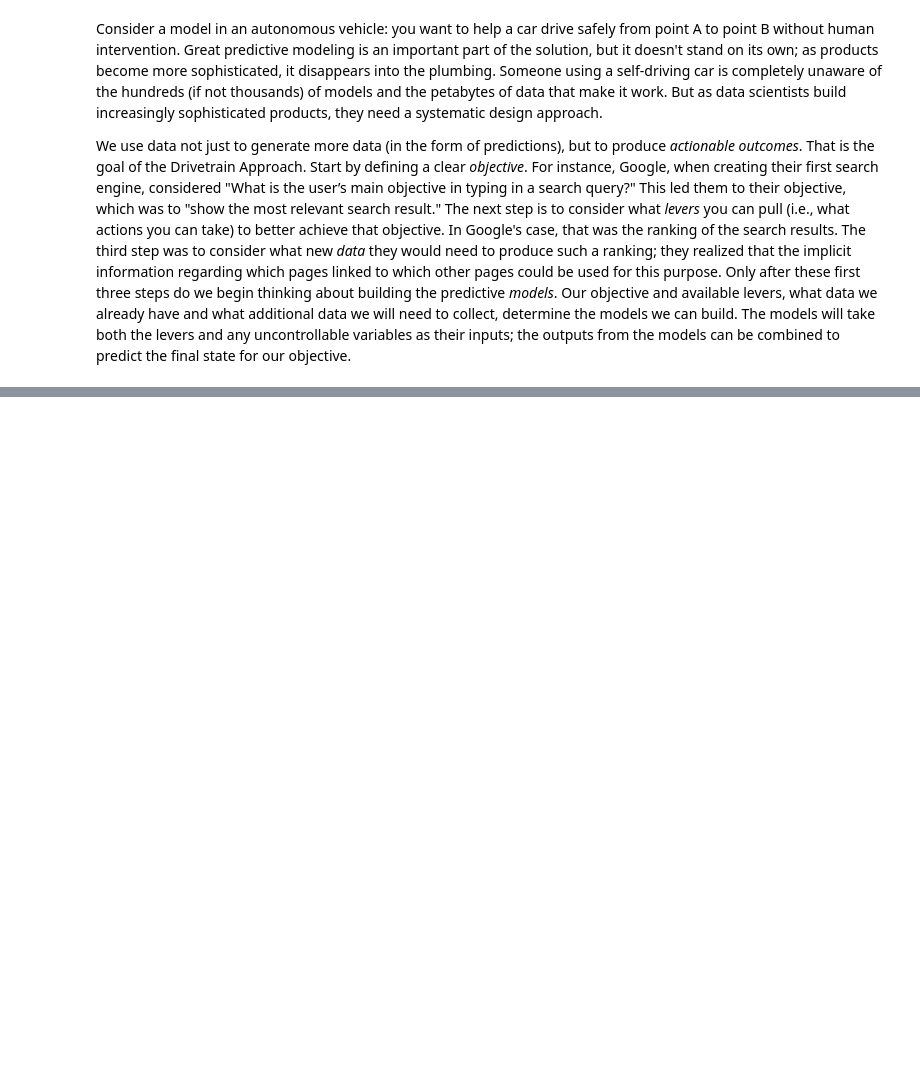
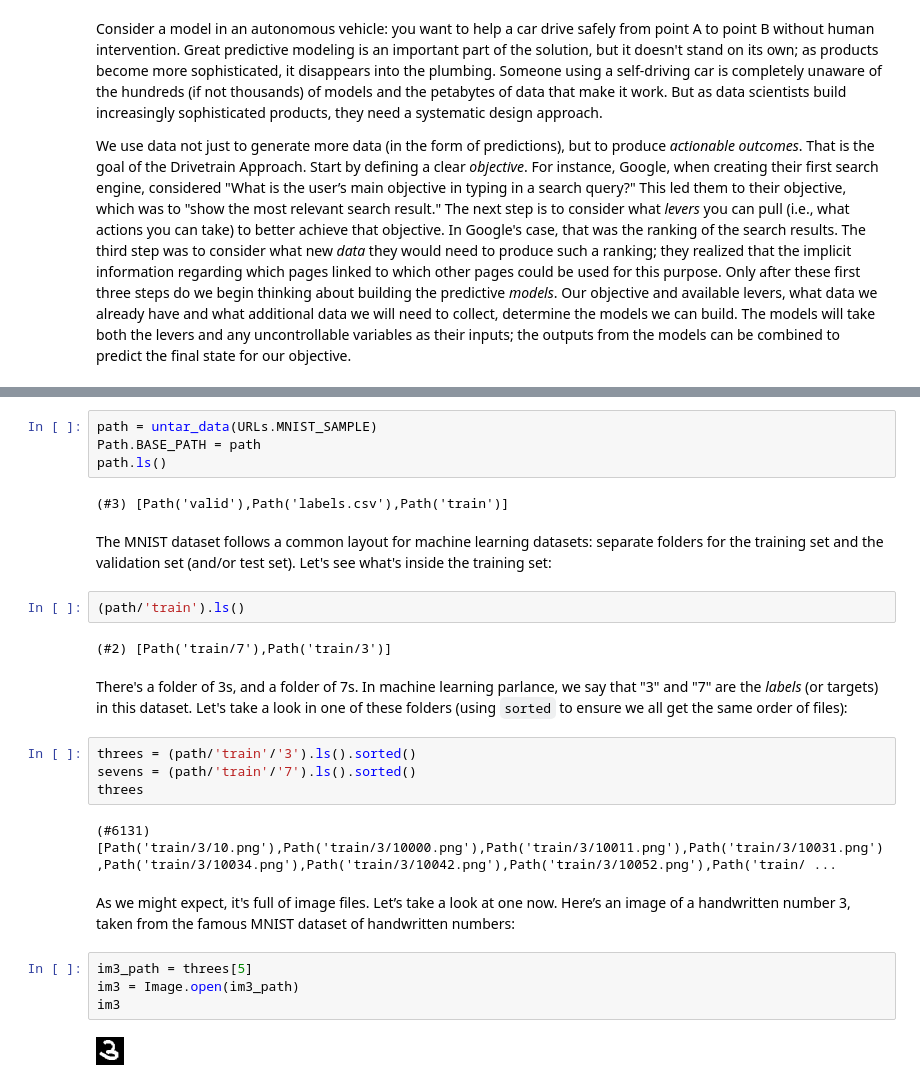
Before and after one commit to Sjahriyar/Ai-Study, a Jupyter notebook: Ai_Notebook.ipynb, the cells around one changed output, grey strips where cells are left out. Drawn from its saved outputs; the diff is of its cells as text; blank space fills up the shorter version.

```diff
--- a/Ai_Notebook.ipynb
+++ b/Ai_Notebook.ipynb
@@ -238,0 +674,28 @@ We use data not just to generate more data (in the form of predictions), but to
+# %%
+path = untar_data(URLs.MNIST_SAMPLE)
+Path.BASE_PATH = path
+path.ls()
+# %% [output]
+(#3) [Path('valid'),Path('labels.csv'),Path('train')]
+# %% [markdown]
+The MNIST dataset follows a common layout for machine learning datasets: separate folders for the training set and the validation set (and/or test set). Let's see what's inside the training set:
+# %%
+(path/'train').ls()
+# %% [output]
+(#2) [Path('train/7'),Path('train/3')]
+# %% [markdown]
+There's a folder of 3s, and a folder of 7s. In machine learning parlance, we say that "3" and "7" are the *labels* (or targets) in this dataset. Let's take a look in one of these folders (using `sorted` to ensure we all get the same order of files):
+# %%
+threes = (path/'train'/'3').ls().sorted()
+sevens = (path/'train'/'7').ls().sorted()
+threes
+# %% [output]
+(#6131) [Path('train/3/10.png'),Path('train/3/10000.png'),Path('train/3/10011.png'),Path('train/3/10031.png'),Path('train/3/10034.png'),Path('train/3/10042.png'),Path('train/3/10052.png'),Path('train/ ...
+# %% [markdown]
+As we might expect, it's full of image files. Let’s take a look at one now. Here’s an image of a handwritten number 3, taken from the famous MNIST dataset of handwritten numbers:
+# %%
+im3_path = threes[5]
+im3 = Image.open(im3_path)
+im3
+# %% [output]
+[figure, added]
```
Also changed, not shown: parts of 85 cells of this notebook, 5 other files.
